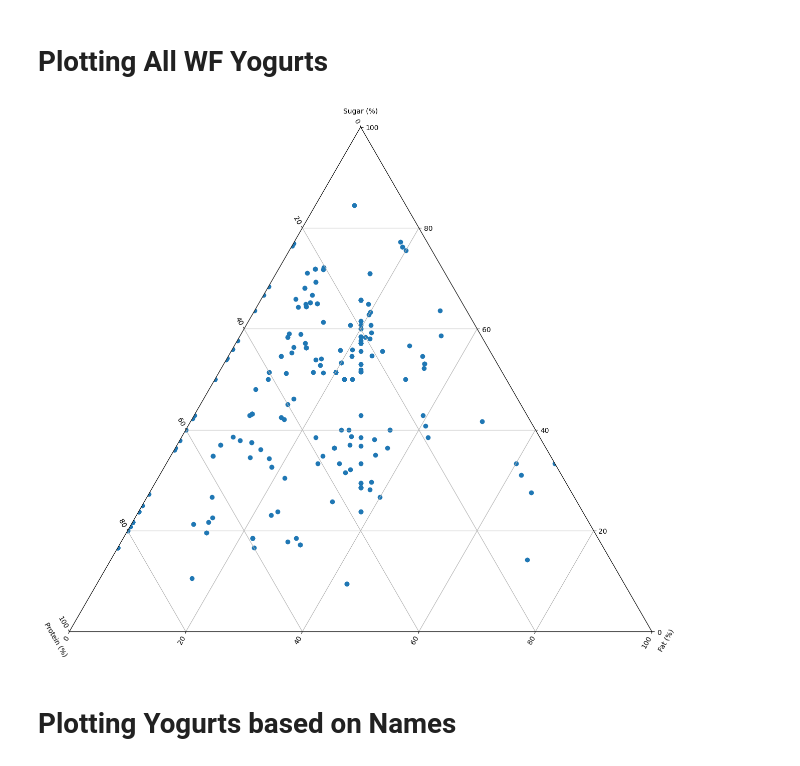
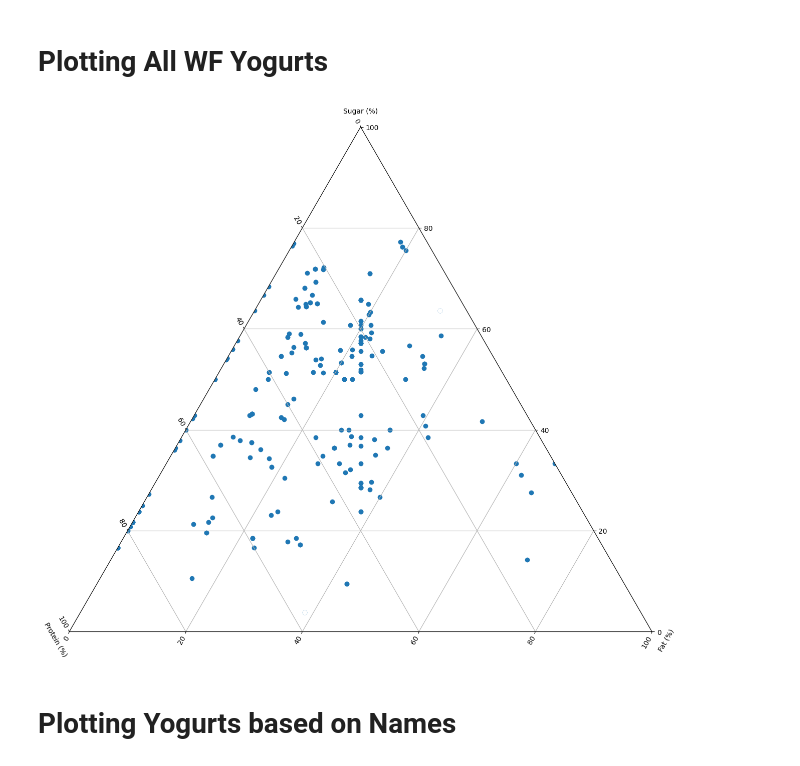
Before and after one commit to jellomoat/yogurts, a Jupyter notebook: wf-yog-parse.ipynb, the cells around one changed output. Saved outputs shown, nothing was run; the diff lists cells and outputs as text; code cells hidden in the pictures.

```diff
--- a/wf-yog-parse.ipynb
+++ b/wf-yog-parse.ipynb
@@ -141,21 +141,31 @@ import mpltern
 # %%
 fig = plt.figure(figsize=(15, 15))
 
 ax = fig.add_subplot(projection="ternary", ternary_sum=100.0)
 # ax.set_title('Nutritional Profile of Yogurts at Whole Foods')
 ax.set_tlabel("Sugar (%)")
 ax.set_llabel("Protein (%)")
 ax.set_rlabel("Fat (%)")
 ax.grid()
 
 pc = ax.scatter(parsed_df["SPF_Sugar_Pct"], parsed_df["SPF_Protein_Pct"], parsed_df["SPF_TotalFat_Pct"])
 
+# plotting reference foods
+pc = ax.scatter(parsed_df[parsed_df["name"].str.contains("oreo", case=False)]["SPF_Sugar_Pct"],
+                parsed_df[parsed_df["name"].str.contains("oreo", case=False)]["SPF_Protein_Pct"],
+                parsed_df[parsed_df["name"].str.contains("oreo", case=False)]["SPF_TotalFat_Pct"],
+                color="white")
+pc = ax.scatter(parsed_df[parsed_df["name"].str.contains("atkins", case=False)]["SPF_Sugar_Pct"],
+                parsed_df[parsed_df["name"].str.contains("atkins", case=False)]["SPF_Protein_Pct"],
+                parsed_df[parsed_df["name"].str.contains("atkins", case=False)]["SPF_TotalFat_Pct"],
+                color="white")
+
 fig.savefig("./figures/all.svg", transparent=True)
 fig.savefig("./figures/all.png", transparent=True)
 
 plt.show()
 # %% [output]
-[figure, old version]
+[figure, new version]
 # %% [markdown]
 # Plotting Yogurts based on Names
 # %% [markdown]
```
Also changed, not shown: parts of 18 cells of this notebook, 12 other files.
